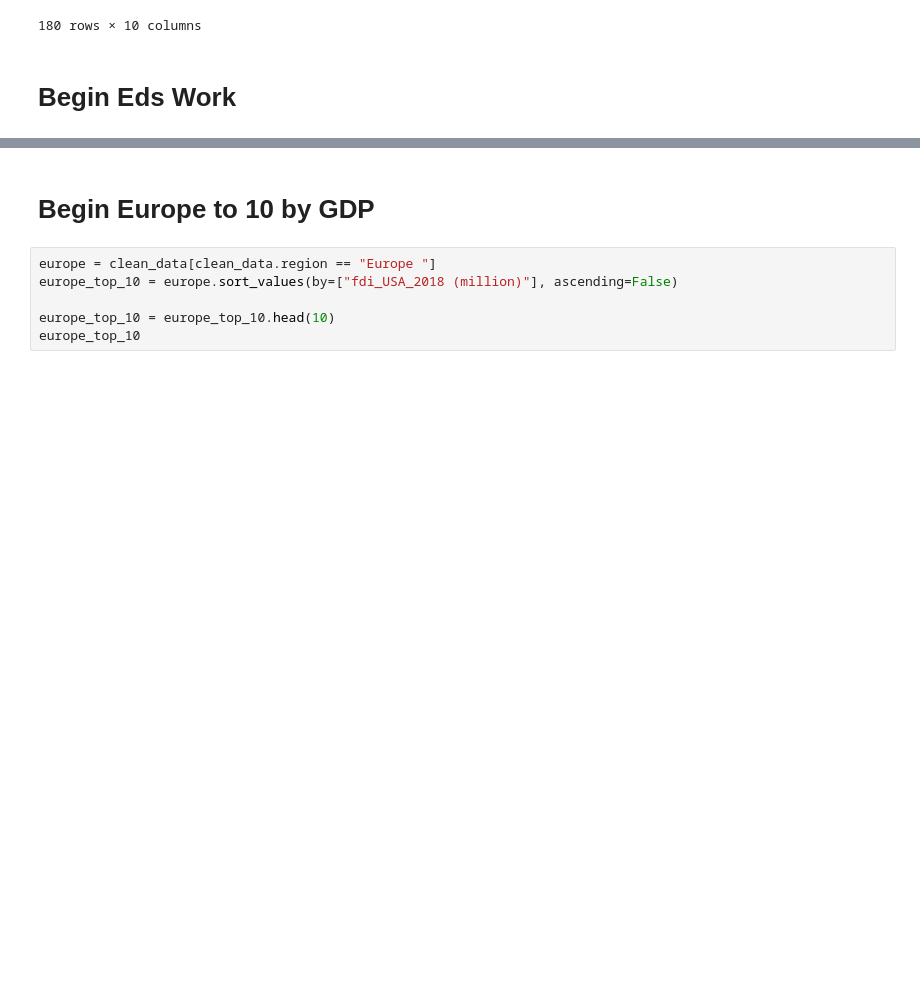
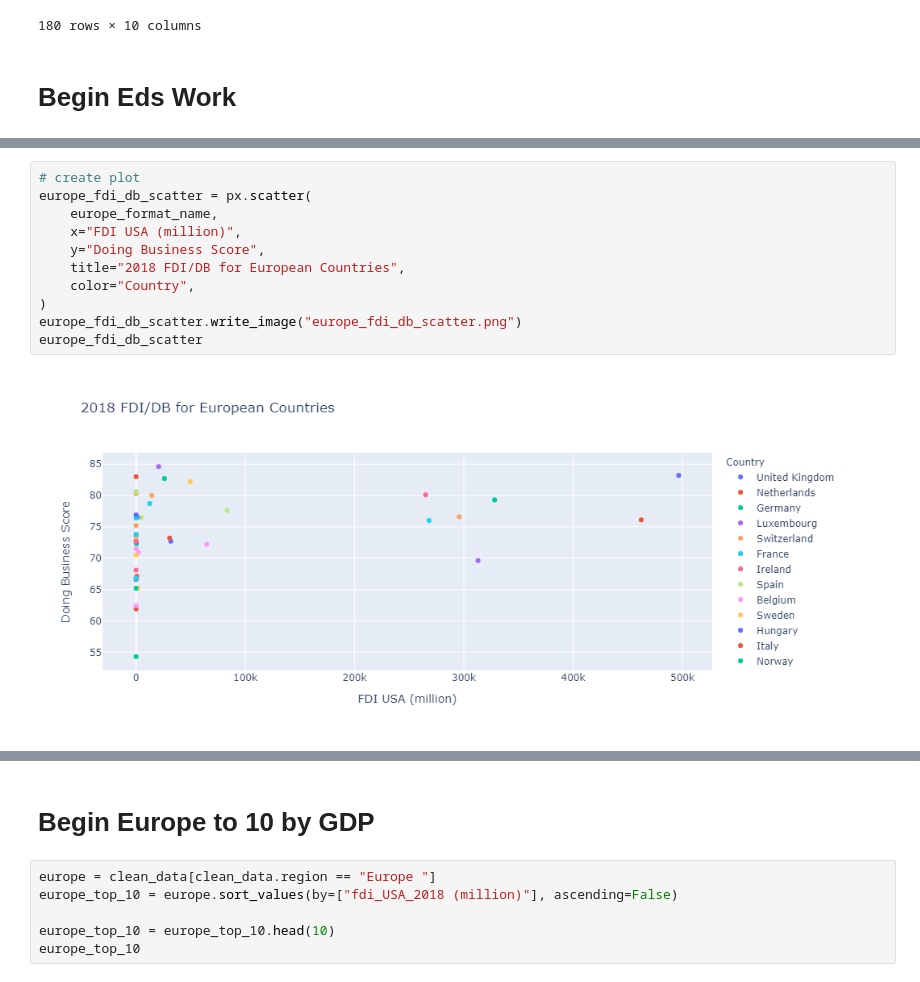
Before and after one commit to sabrinasaleh/Data_Munging_Plotting, a Jupyter notebook: europe/main-ed.ipynb, the cells around one changed output, grey strips where cells are left out. Saved outputs shown, nothing was run; the diff lists cells and outputs as text; blank space fills up the shorter version.

```diff
--- a/europe/main-ed.ipynb
+++ b/europe/main-ed.ipynb
@@ -258 +274,14 @@ europe.head()
+# %%
+# create plot
+europe_fdi_db_scatter = px.scatter(
+    europe_format_name,
+    x="FDI USA (million)",
+    y="Doing Business Score",
+    title="2018 FDI/DB for European Countries",
+    color="Country",
+)
+europe_fdi_db_scatter.write_image("europe_fdi_db_scatter.png")
+europe_fdi_db_scatter
+# %% [output]
+[figure, added]
 # %%
```
Also changed, not shown: parts of 10 cells of this notebook, 6 other files.
